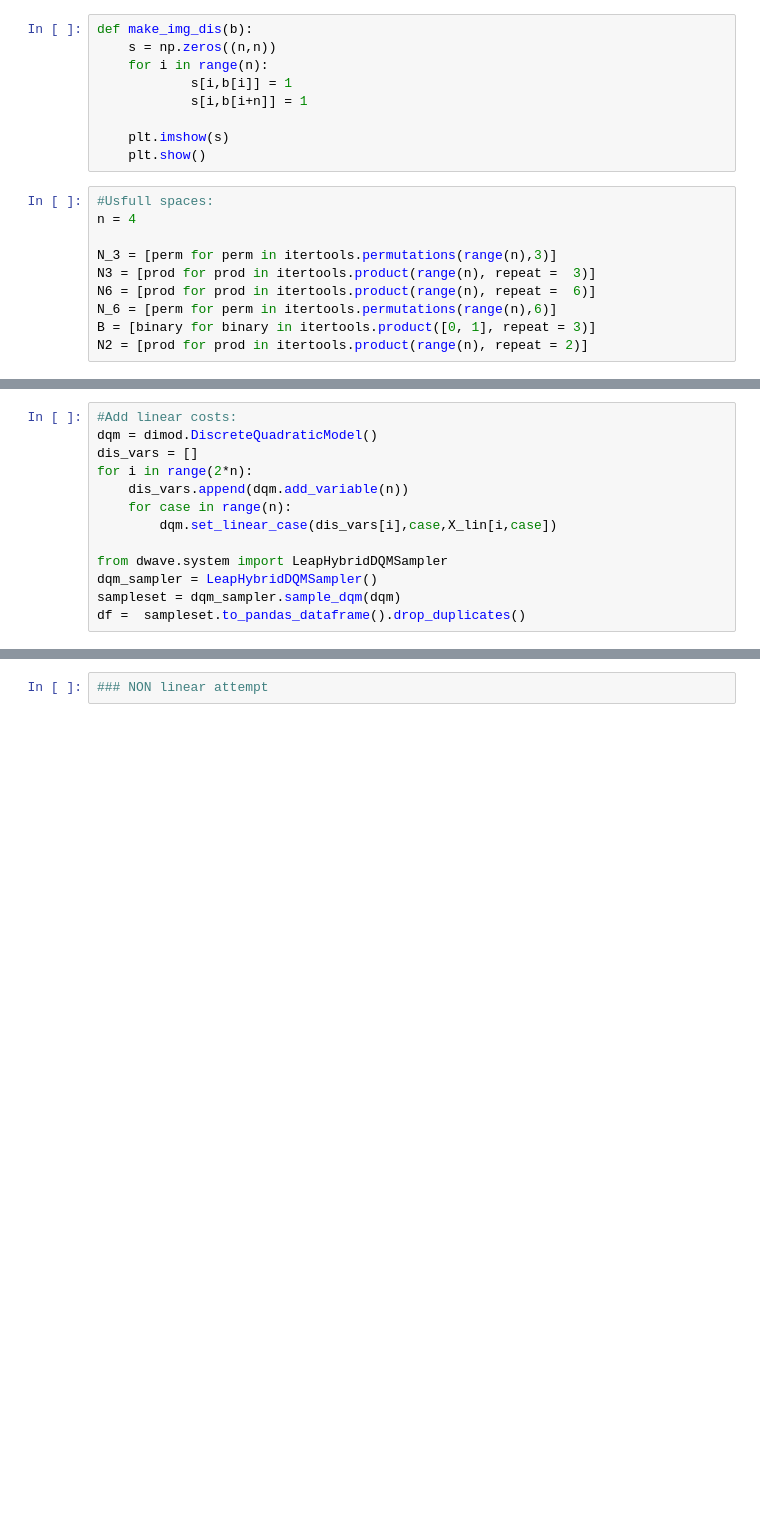
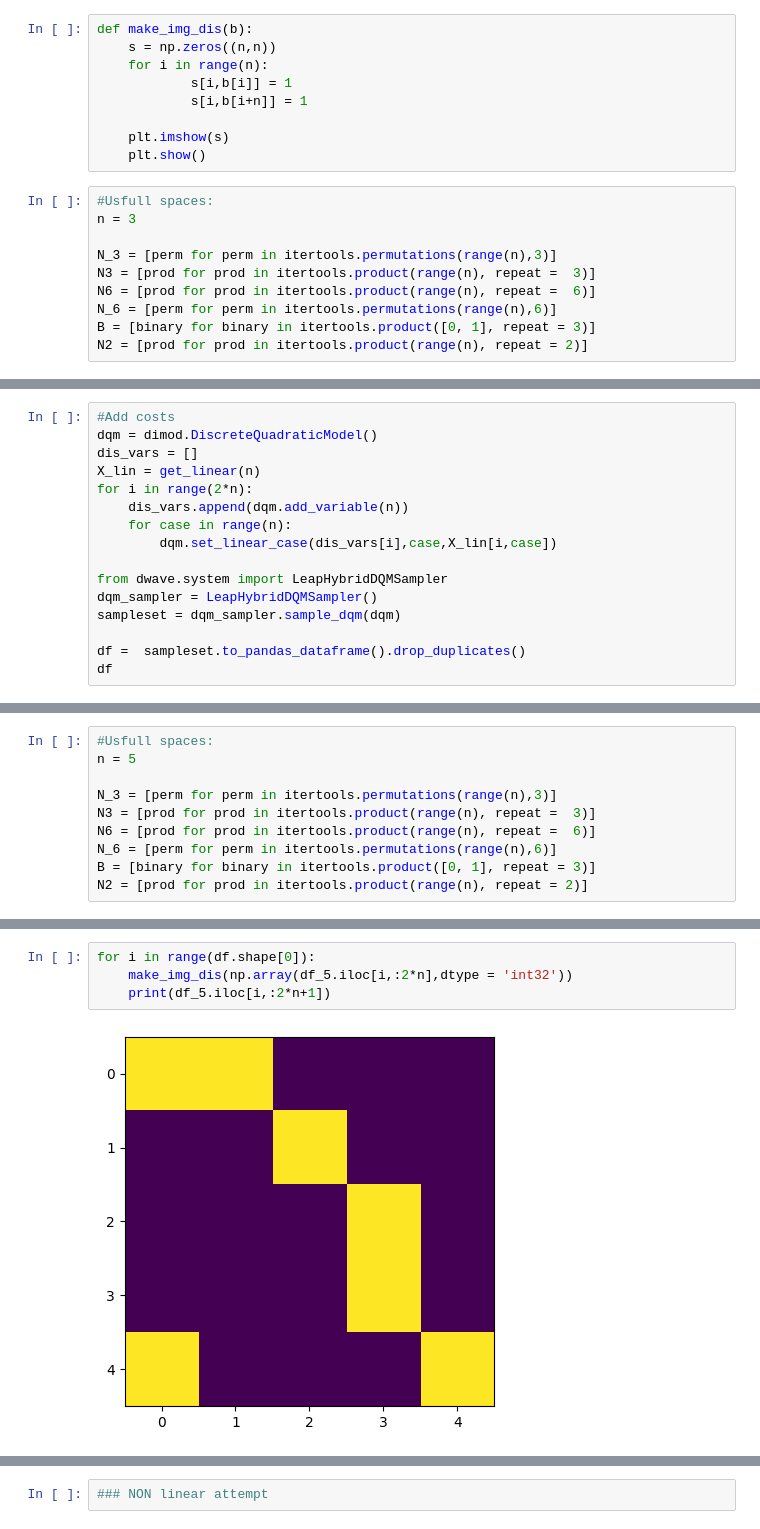
Before and after one commit to GeorgeWilliam1999/DwaveCode, a Jupyter notebook: ThreeInLine/ThreeInLine.ipynb, the cells around one changed output, grey strips where cells are left out. Drawn from its saved outputs; the diff is of its cells as text; blank space fills up the shorter version.

```diff
--- a/ThreeInLine/ThreeInLine.ipynb
+++ b/ThreeInLine/ThreeInLine.ipynb
@@ -270,7 +270,7 @@ def make_img_dis(b):
     plt.show()
 # %%
 #Usfull spaces:
-n = 4
+n = 3
 
 N_3 = [perm for perm in itertools.permutations(range(n),3)]
 N3 = [prod for prod in itertools.product(range(n), repeat =  3)]
@@ -291,7 +293,8 @@ for i,j,k in N_3:
 # %%
-#Add linear costs:
+#Add costs
 dqm = dimod.DiscreteQuadraticModel()
 dis_vars = []
+X_lin = get_linear(n)
 for i in range(2*n):
     dis_vars.append(dqm.add_variable(n))
     for case in range(n):
@@ -300,4 +303,6 @@ for i in range(2*n):
 from dwave.system import LeapHybridDQMSampler
 dqm_sampler = LeapHybridDQMSampler()
 sampleset = dqm_sampler.sample_dqm(dqm)
+
 df =  sampleset.to_pandas_dataframe().drop_duplicates()
+df
@@ -398,0 +318,10 @@ Name: 24, dtype: float64
+# %%
+#Usfull spaces:
+n = 5
+
+N_3 = [perm for perm in itertools.permutations(range(n),3)]
+N3 = [prod for prod in itertools.product(range(n), repeat =  3)]
+N6 = [prod for prod in itertools.product(range(n), repeat =  6)]
+N_6 = [perm for perm in itertools.permutations(range(n),6)]
+B = [binary for binary in itertools.product([0, 1], repeat = 3)]
+N2 = [prod for prod in itertools.product(range(n), repeat = 2)]
@@ -398,0 +361,6 @@ Name: 24, dtype: float64
+# %%
+for i in range(df.shape[0]):
+    make_img_dis(np.array(df_5.iloc[i,:2*n],dtype = 'int32'))
+    print(df_5.iloc[i,:2*n+1])
+# %% [output]
+[figure, added]
```
Also changed, not shown: parts of 14 cells of this notebook.
